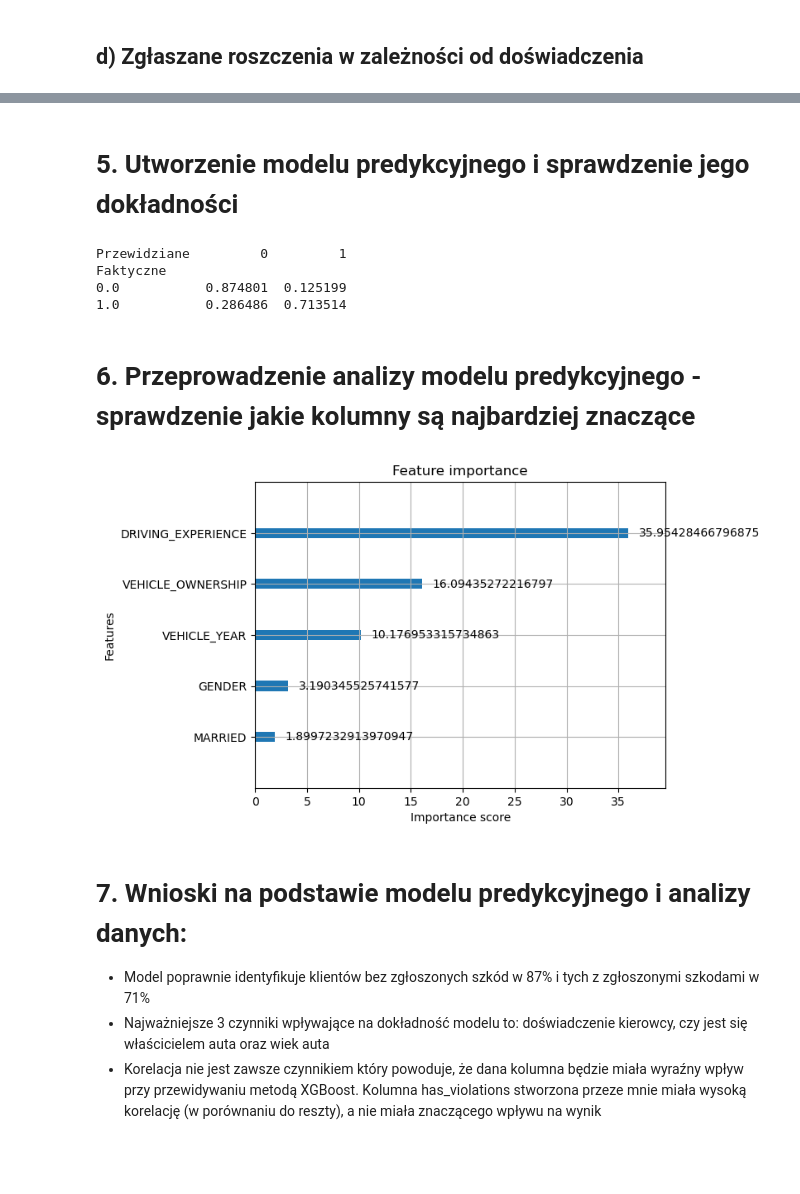
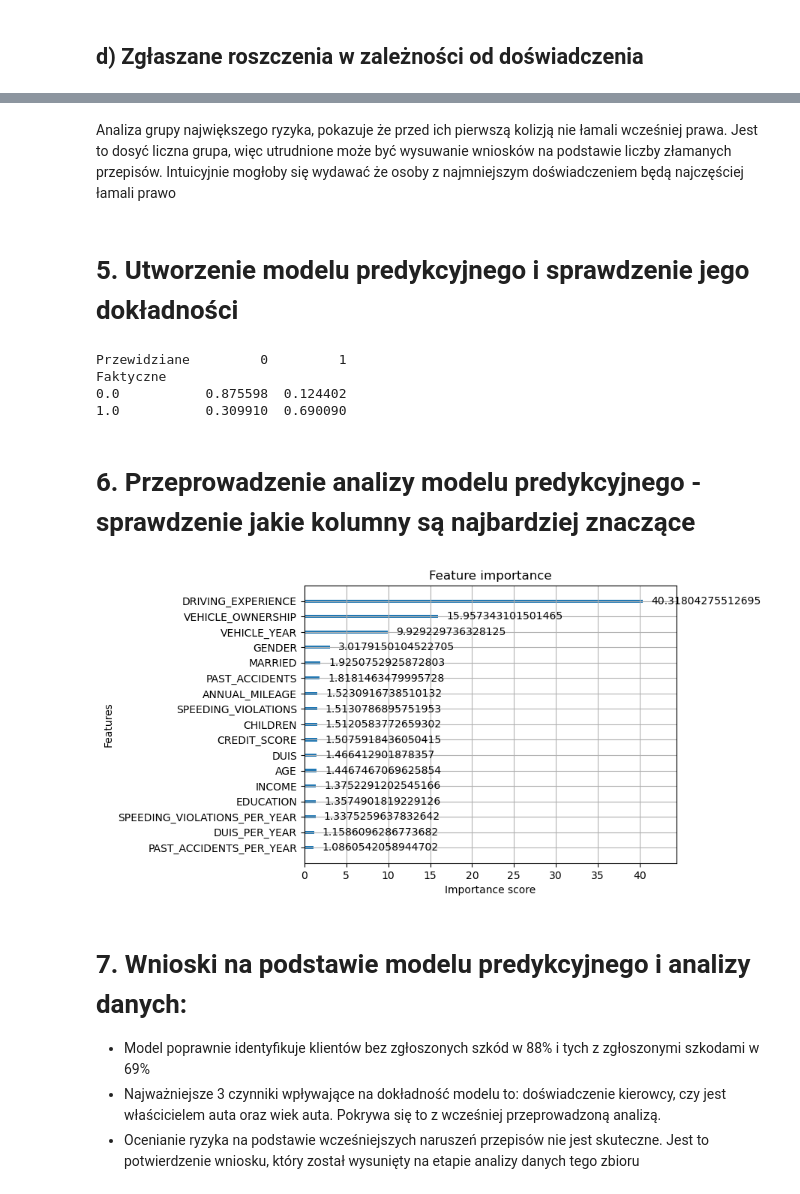
Before and after one commit to SebaMatPG/Predykcja-Roszcze-Ubezpieczeniowych, a Jupyter notebook: Model predykcyjny.ipynb, the cells around one changed output, grey strips where cells are left out. Cells and saved outputs as stored; diff of their text form; code cells hidden in the pictures; blank space fills up the shorter version.

```diff
--- a/Model predykcyjny.ipynb
+++ b/Model predykcyjny.ipynb
@@ -4,7 +4,6 @@
 import pandas as pd
 # %%
 df = pd.read_csv("Car_Insurance_Claim.csv").dropna(subset="ANNUAL_MILEAGE")
-df["GENDER"] = df["GENDER"].astype("category")
 df.drop(["RACE", "POSTAL_CODE", "VEHICLE_TYPE", "ID"], axis=1, inplace=True)
 df.head()
 # %% [output]
@@ -83,6 +79,0 @@ df["VEHICLE_YEAR"] = df["VEHICLE_YEAR"].apply(wiek_auta)
-# %%
-df["HAS_VIOLATIONS"] = 0
-warunek = (df["SPEEDING_VIOLATIONS"] != 0) | (df["PAST_ACCIDENTS"] != 0) | (df["DUIS"] != 0)
-
-df.loc[warunek, "HAS_VIOLATIONS"] = 1
-df.head()
@@ -95,0 +82,5 @@ df.head()
+# %%
+df["SPEEDING_VIOLATIONS_PER_YEAR"] = df["SPEEDING_VIOLATIONS"] / df["DRIVING_EXPERIENCE"]
+df["PAST_ACCIDENTS_PER_YEAR"] = df["PAST_ACCIDENTS"] / df["DRIVING_EXPERIENCE"]
+df["DUIS_PER_YEAR"] = df["DUIS"] / df["DRIVING_EXPERIENCE"]
+df.head()
@@ -163,3 +190,5 @@ df.groupby(by="OUTCOME")["VEHICLE_YEAR"].value_counts().unstack(0).plot.bar();
+# %% [markdown]
+Analiza grupy największego ryzyka, pokazuje że przed ich pierwszą kolizją nie łamali wcześniej prawa. Jest to dosyć liczna grupa, więc utrudnione może być wysuwanie wniosków na podstawie liczby złamanych przepisów. Intuicyjnie mogłoby się wydawać że osoby z najmniejszym doświadczeniem będą najczęściej łamali prawo
 # %% [markdown]
 # 5. Utworzenie modelu predykcyjnego i sprawdzenie jego dokładności
 # %%
@@ -171,7 +200,7 @@ X = df.drop("OUTCOME", axis=1)
 y = df["OUTCOME"]
 
 X_train, X_test, y_train, y_test = train_test_split(X, y, test_size=0.2, random_state=42)
-model = xgb.XGBClassifier(eval_metric='logloss', enable_categorical=True)
+model = xgb.XGBClassifier(eval_metric='logloss', random_state=42)
 model.fit(X_train, y_train)
 przewidywania = model.predict(X_test)
 # %%
@@ -183,19 +212,20 @@ print(macierz_pomylki)
 # %% [output]
 Przewidziane         0         1
 Faktyczne
-0.0           0.874801  0.125199
-1.0           0.286486  0.713514
+0.0           0.875598  0.124402
+1.0           0.309910  0.690090
 # %% [markdown]
 # 6. Przeprowadzenie analizy modelu predykcyjnego - sprawdzenie jakie kolumny są najbardziej znaczące
 # %%
 from xgboost import plot_importance
+import matplotlib.pyplot as plt
 
-plot_importance(model, importance_type='gain', max_num_features=5)
+plot_importance(model, importance_type='gain', max_num_features=20)
 plt.show()
 # %% [output]
-[figure, old version]
+[figure, new version]
 # %% [markdown]
 # 7. Wnioski na podstawie modelu predykcyjnego i analizy danych:
-- Model poprawnie identyfikuje klientów bez zgłoszonych szkód w 87% i tych z zgłoszonymi szkodami w 71%
-- Najważniejsze 3 czynniki wpływające na dokładność modelu to: doświadczenie kierowcy, czy jest się właścicielem auta oraz wiek auta
-- Korelacja nie jest zawsze czynnikiem który powoduje, że dana kolumna będzie miała wyraźny wpływ przy przewidywaniu metodą XGBoost. Kolumna has_violations stworzona przeze mnie miała wysoką korelację (w porównaniu do reszty), a nie miała znaczącego wpływu na wynik
+- Model poprawnie identyfikuje klientów bez zgłoszonych szkód w 88% i tych z zgłoszonymi szkodami w 69%
+- Najważniejsze 3 czynniki wpływające na dokładność modelu to: doświadczenie kierowcy, czy jest właścicielem auta oraz wiek auta. Pokrywa się to z wcześniej przeprowadzoną analizą.
+- Ocenianie ryzyka na podstawie wcześniejszych naruszeń przepisów nie jest skuteczne. Jest to potwierdzenie wniosku, który został wysunięty na etapie analizy danych tego zbioru
```
Also changed, not shown: parts of 27 cells of this notebook, 1 other file.
